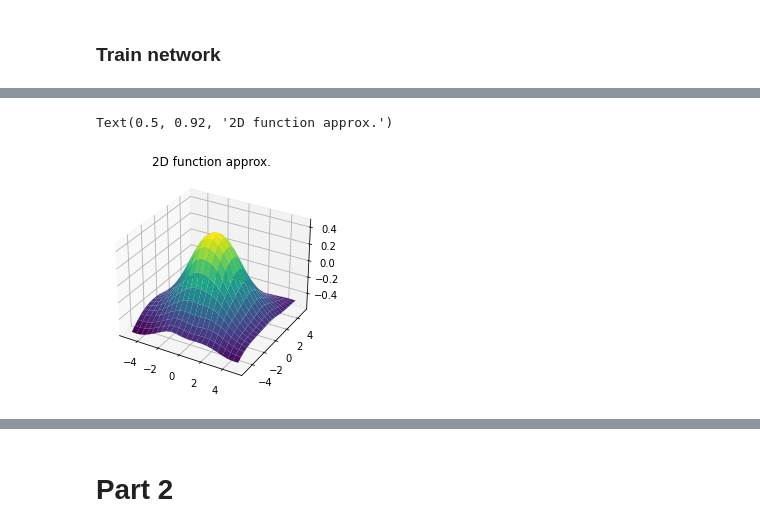
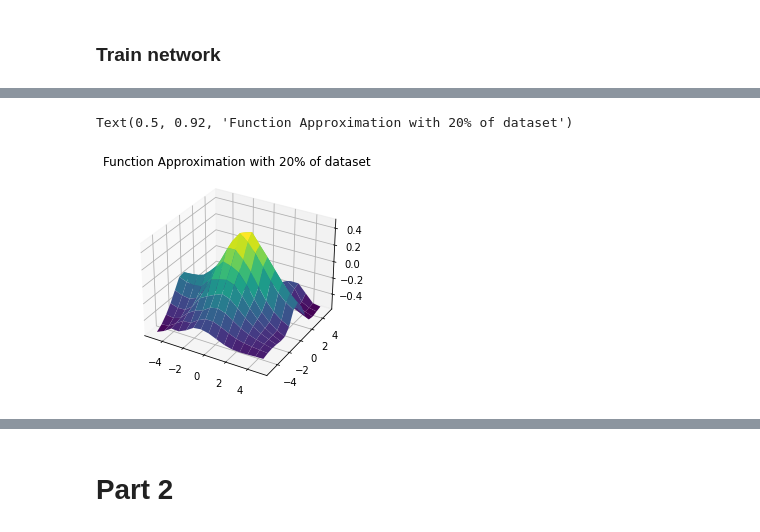
Before and after one commit to alejp1998/annda_lab1b, a Jupyter notebook: lab1b.ipynb, the cells around one changed output, grey strips where cells are left out. Saved outputs shown, nothing was run; the diff lists cells and outputs as text; code cells hidden in the pictures.

Commit message:
Changes majorly to the function approximation

```diff
--- a/lab1b.ipynb
+++ b/lab1b.ipynb
@@ -246,4 +257,44 @@ Text(0.5, 0.92, '2D function to be approximated')
 # %%
 # Subsample function data
-f = 0.75
+f = 0.2
 X_train, T_train, X_valid, T_valid = lab1b_mlp.subsample_function_data(X,T,f)
+# %%
+variance_repetitions = 10
+epoch_errors_mat = np.zeros([7,variance_repetitions])
+epoch_mses_mat = np.zeros([7,variance_repetitions])
+epoch_errors_valid_mat = np.zeros([7,variance_repetitions])
+epoch_mses_valid_mat = np.zeros([7,variance_repetitions])
+counter = 0
+for ff in range(1,26,4):
+    arch = [
+    2, # Input dimensionality
+    ff+1, # Nodes per hidden layer
+    1  # Output dimensionality
+    ]
+    # Create Neural Network object
+    ann = lab1b_mlp.NeuralNetwork(arch, lab1b_mlp.activation_fn, lab1b_mlp.activation_fn_der, momentum, alpha, lr, n_epochs)
+    ann.training_data(X_train,T_train) #Load training data
+
+    for fff in range(variance_repetitions):
+        # Initialize weights matrices
+        ann.initialize_weights()
+        a, b, c, d = ann.train(X_train,T_train,X_valid,T_valid,matrix=False) #Train
+        epoch_errors_mat[counter,fff] = a[-1]
+        epoch_mses_mat[counter,fff] = b[-1]
+        epoch_errors_valid_mat[counter,fff] = c[-1]
+        epoch_mses_valid_mat[counter,fff] = d[-1]
+    counter = counter + 1
+    print(counter)
+
+x = np.linspace(1,25,25)
+train_mean = np.mean(epoch_mses_mat[-1])
+train_var = np.var(epoch_mses_mat[-1])
+plt.plot(x, train_mean, 'k-')
+plt.fill_between(x, train_mean-train_var, train_mean+train_var)
+
+val_mean = np.mean(epoch_mses_valid_mat[-1])
+val_var = np.var(epoch_mses_valid_mat[-1])
+plt.plot(x, train_mean, 'k-')
+plt.fill_between(x, train_mean-train_var, train_mean+train_var)
+
+plt.show()
@@ -270,11 +363,11 @@ Z_grid_error = Z_grid_guessed - Z_grid
 # %%
 fig = plt.figure()
 ax = fig.add_subplot(projection='3d')
 ax.plot_surface(X_grid, Y_grid, Z_grid_guessed, rstride=1, cstride=1, cmap='viridis', edgecolor='none')
-ax.set_title('2D function approx.')
+ax.set_title('Function Approximation with 20% of dataset')
 # %% [output]
-Text(0.5, 0.92, '2D function approx.')
+Text(0.5, 0.92, 'Function Approximation with 20% of dataset')
-[figure, old version]
+[figure, new version]
 # %%
 fig = plt.figure()
 ax = fig.add_subplot(projection='3d')
```
Also changed, not shown: parts of 29 cells of this notebook.
